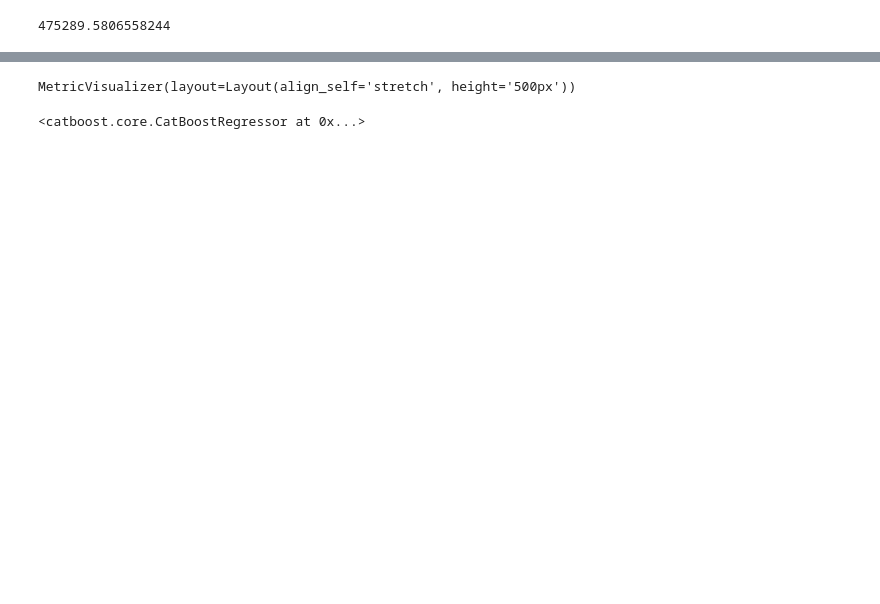
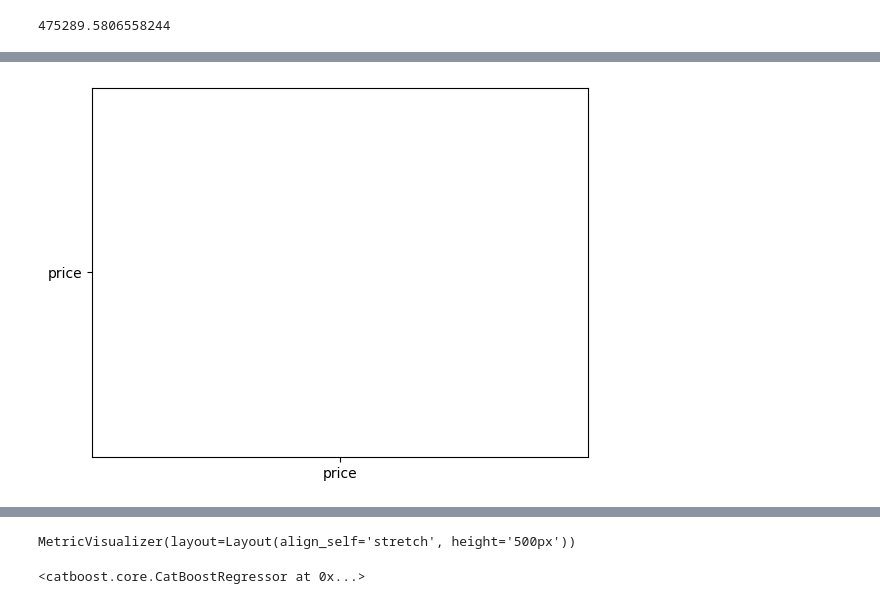
Before and after one commit to 2moonyo/regression, a Jupyter notebook: WIP.ipynb, the cells around one changed output, grey strips where cells are left out. Cells and saved outputs as stored; diff of their text form; code cells hidden in the pictures; blank space fills up the shorter version.

```diff
--- a/WIP.ipynb
+++ b/WIP.ipynb
@@ -126 +635,6 @@ df.price.mean()
+# %%
+plt.bar("price",["price"])
+plt.show()
+# %% [output]
+[figure, added]
 # %%
```
Also changed, not shown: parts of 59 cells of this notebook, 12 other files.
